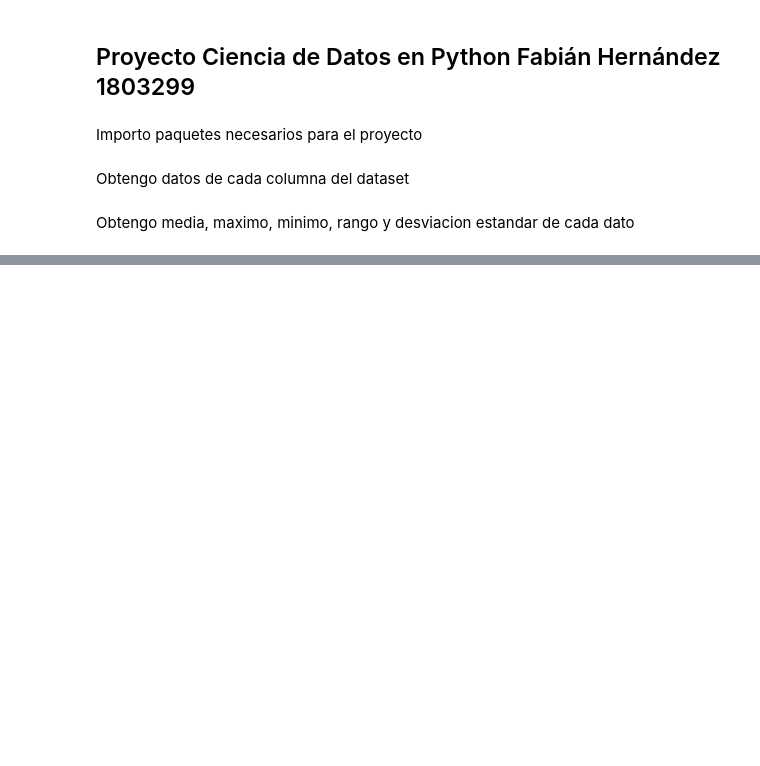
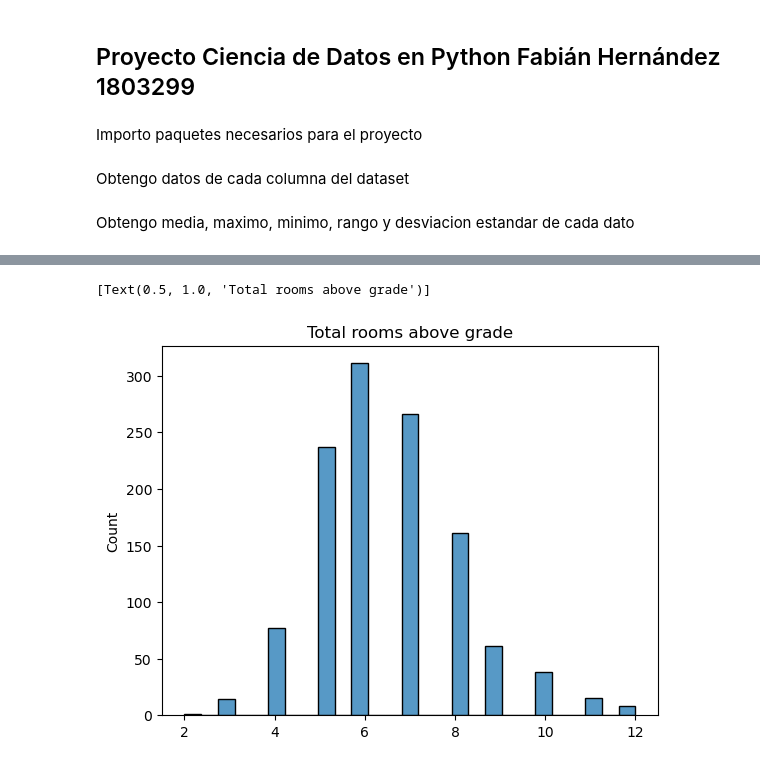
Before and after one commit to fhprime/Proyecto-Ciencia-de-Datos-FH-18003299, a Jupyter notebook: Proyecto Data Science Python FH 18003299.ipynb, the cells around one changed output, grey strips where cells are left out. Cells and saved outputs as stored; diff of their text form; code cells hidden in the pictures; blank space fills up the shorter version.

```diff
--- a/Proyecto Data Science Python FH 18003299.ipynb
+++ b/Proyecto Data Science Python FH 18003299.ipynb
@@ -32,0 +66,5 @@ list_std = [np.std(sale_price),np.std(OverallQual),np.std(stFLsf),np.std(TotalRm
+# %%
+sns.histplot(data=TotalRmsAbvGrd).set(title='Total rooms above grade')
+# %% [output]
+[Text(0.5, 1.0, 'Total rooms above grade')]
+[figure, added]
```
Also changed, not shown: parts of 8 cells of this notebook.
